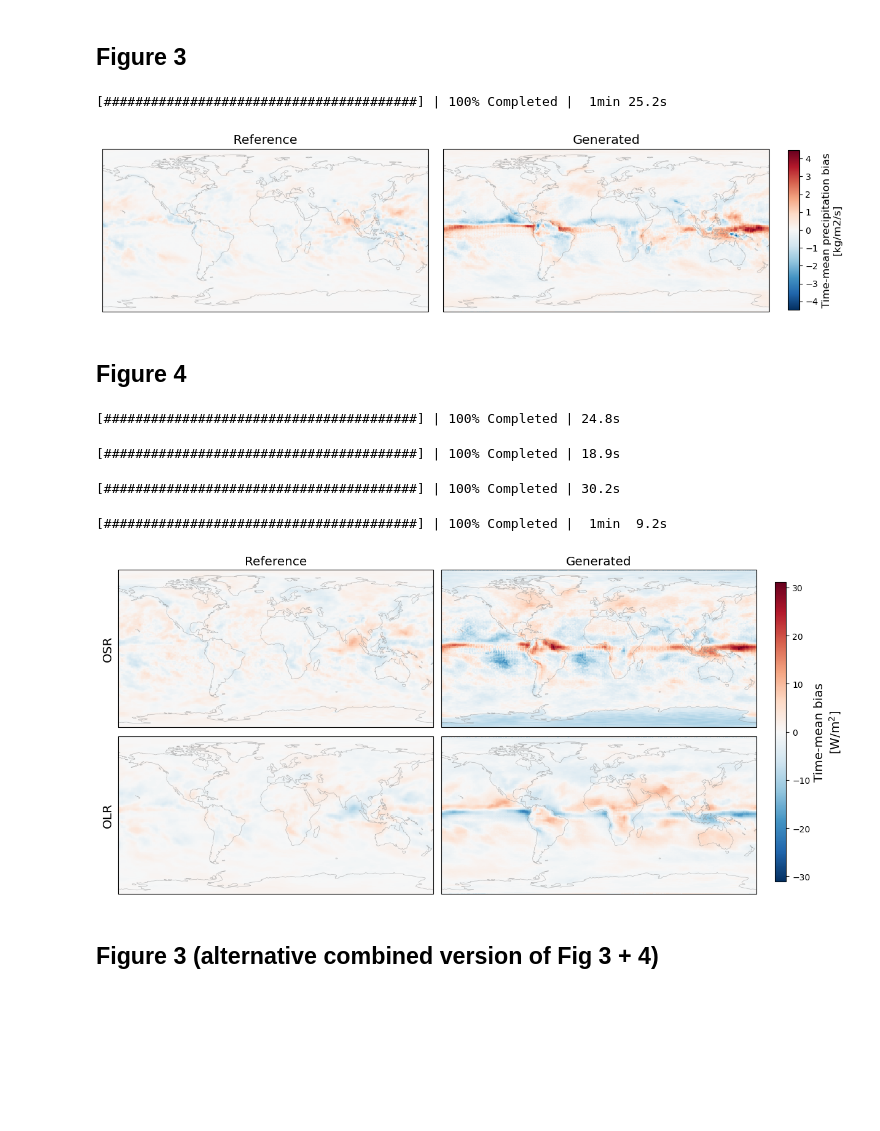
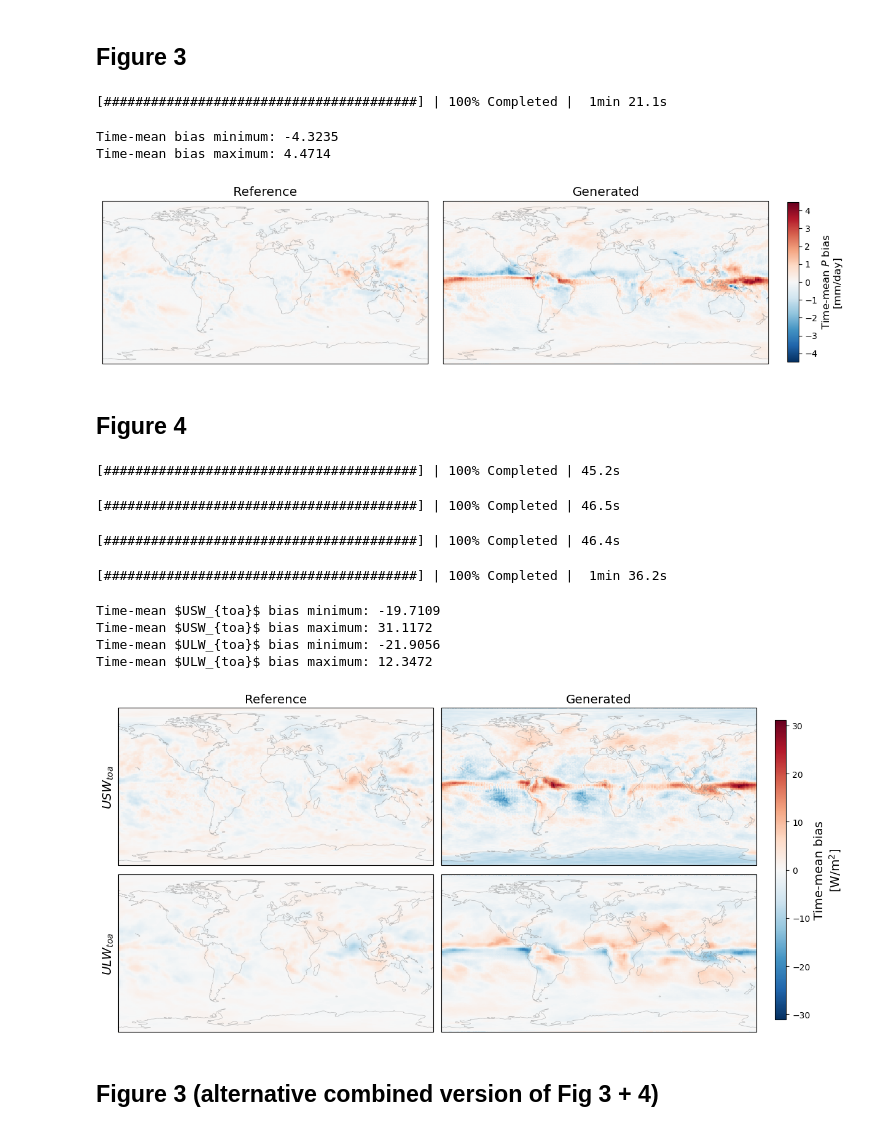
Before and after one commit to ai2cm/e3sm-v2-fme-manuscript, a Jupyter notebook: notebooks/figures.ipynb, the cells around one changed output. Drawn from its saved outputs; the diff is of its cells as text; code cells hidden in the pictures; blank space fills up the shorter version.

```diff
--- a/notebooks/figures.ipynb
+++ b/notebooks/figures.ipynb
@@ -55,6 +109,6 @@ config = load_config(CONFIG_PATH)
 # %%
 ds = open_autoregressive_inference(
-    config[CONFIG_KEY]["url"],
+    config["runs"][CONFIG_KEY]["url"],
     start=PREDS_START_DATE,
     flip_lat=FLIP_LAT,
     chunks=CHUNKS
@@ -80,7 +134,7 @@ Data variables: (12/47)
     V_3                                            (source, sample, time, lat, lon) float32 dask.array<chunksize=(2, 1, 178, 180, 360), meta=np.ndarray>
 # %%
 ref_ds = open_baseline(
-    config[BASELINE_KEY]["url"],
+    config["runs"][BASELINE_KEY]["url"],
     start=PREDS_START_DATE,
     lat_coords=ds["lat"]
 )
@@ -106,12 +160,10 @@ Data variables: (12/67)
 # %% [markdown]
 ## Figure 1
 # %%
-da_precip = ds["surface_precipitation_rate"]
+da_precip = UNIT_CONVERSIONS[PRECIP](ds[PRECIP])
 
 with ProgressBar():
-    da_precip = da_precip.resample(time="1D").mean("time").compute() * PRECIP_FACTOR
-
-da_precip.assign_attrs(units=PRECIP_UNITS)
+    da_precip = da_precip.resample(time="1D").mean("time").compute()
 
 hist_range = da_precip.min().compute().item(), da_precip.max().compute().item()
 # %% [output]
@@ -246,76 +302,82 @@ time_mean_bias = compute_time_mean_bias(
     da_precip.sel(source="target")
 )
 # %%
-ref_da_precip = ref_ds["surface_precipitation_rate"]
+ref_da_precip = UNIT_CONVERSIONS[PRECIP](ref_ds[PRECIP])
 
 with ProgressBar():
-    ref_da_precip = ref_da_precip.resample(time="1D").mean("time").compute() * PRECIP_FACTOR
-
-ref_da_precip.assign_attrs(units=PRECIP_UNITS)
+    ref_da_precip = ref_da_precip.resample(time="1D").mean("time").compute()
 
 ref_time_mean_bias = compute_time_mean_bias(
     ref_da_precip,
     da_precip.sel(source="target"),
 )
 # %% [output]
-[########################################] | 100% Completed |  1min 25.2s
+[########################################] | 100% Completed |  1min 21.1s
 # %%
 fig, axs = plot_time_mean_bias(
     time_mean_bias,
     ref_time_mean_bias,
-    var_name="precipitation",
+    var_name=all_vars[PRECIP],
     figsize=(12, 3),
+    verbose=True,
 )
 fig.show()
 # %% [output]
+Time-mean bias minimum: -4.3235
+Time-mean bias maximum: 4.4714
-[figure, old version]
+[figure, new version]
 # %%
 fig.savefig(os.path.join(OUTDIR, "precip_bias.pdf"), bbox_inches="tight")
 # %% [markdown]
 ## Figure 4
 # %%
-da_OLR = ds["FLUT"].assign_attrs(units=FLUX_UNITS)
+da_OLR = ds[OLR].assign_attrs(units=FLUX_UNITS)
 
 time_mean_bias_OLR = compute_time_mean_bias(
     da_OLR.sel(source="prediction"),
     da_OLR.sel(source="target")
 )
 # %% [output]
-[########################################] | 100% Completed | 24.8s
+[########################################] | 100% Completed | 45.2s
 # %%
-ref_da_OLR = ref_ds["FLUT"].assign_attrs(units=FLUX_UNITS)
+ref_da_OLR = ref_ds[OLR].assign_attrs(units=FLUX_UNITS)
 ref_time_mean_bias_OLR = compute_time_mean_bias(
     ref_da_OLR,
     da_OLR.sel(source="target")
 )
 # %% [output]
-[########################################] | 100% Completed | 18.9s
+[########################################] | 100% Completed | 46.5s
 # %%
-da_OSR = ds["top_of_atmos_upward_shortwave_flux"].assign_attrs(units=FLUX_UNITS)
+da_OSR = ds[OSR].assign_attrs(units=FLUX_UNITS)
 time_mean_bias_OSR = compute_time_mean_bias(
     da_OSR.sel(source="prediction"),
     da_OSR.sel(source="target")
 )
 # %% [output]
-[########################################] | 100% Completed | 30.2s
+[########################################] | 100% Completed | 46.4s
 # %%
-ref_da_OSR = ref_ds["top_of_atmos_upward_shortwave_flux"].assign_attrs(units=FLUX_UNITS)
+ref_da_OSR = ref_ds[OSR].assign_attrs(units=FLUX_UNITS)
 ref_time_mean_bias_OSR = compute_time_mean_bias(
     ref_da_OSR,
     da_OSR.sel(source="target")
 )
 # %% [output]
-[########################################] | 100% Completed |  1min  9.2s
+[########################################] | 100% Completed |  1min 36.2s
 # %%
 fig, axs = plot_time_mean_bias_list(
     [time_mean_bias_OSR, time_mean_bias_OLR],
     [ref_time_mean_bias_OSR, ref_time_mean_bias_OLR],
-    var_names=["OSR", "OLR"],
+    var_names=[all_vars[OSR], all_vars[OLR]],
     figsize=(12, 5.8),
+    verbose=True,
 )
 fig.show()
 # %% [output]
+Time-mean $USW_{toa}$ bias minimum: -19.7109
+Time-mean $USW_{toa}$ bias maximum: 31.1172
+Time-mean $ULW_{toa}$ bias minimum: -21.9056
+Time-mean $ULW_{toa}$ bias maximum: 12.3472
-[figure, old version]
+[figure, new version]
 # %%
 fig.savefig(os.path.join(OUTDIR, "osr_olr_bias.pdf"), bbox_inches="tight")
 # %% [markdown]
```
Also changed, not shown: parts of 27 cells of this notebook, 3 other files.
